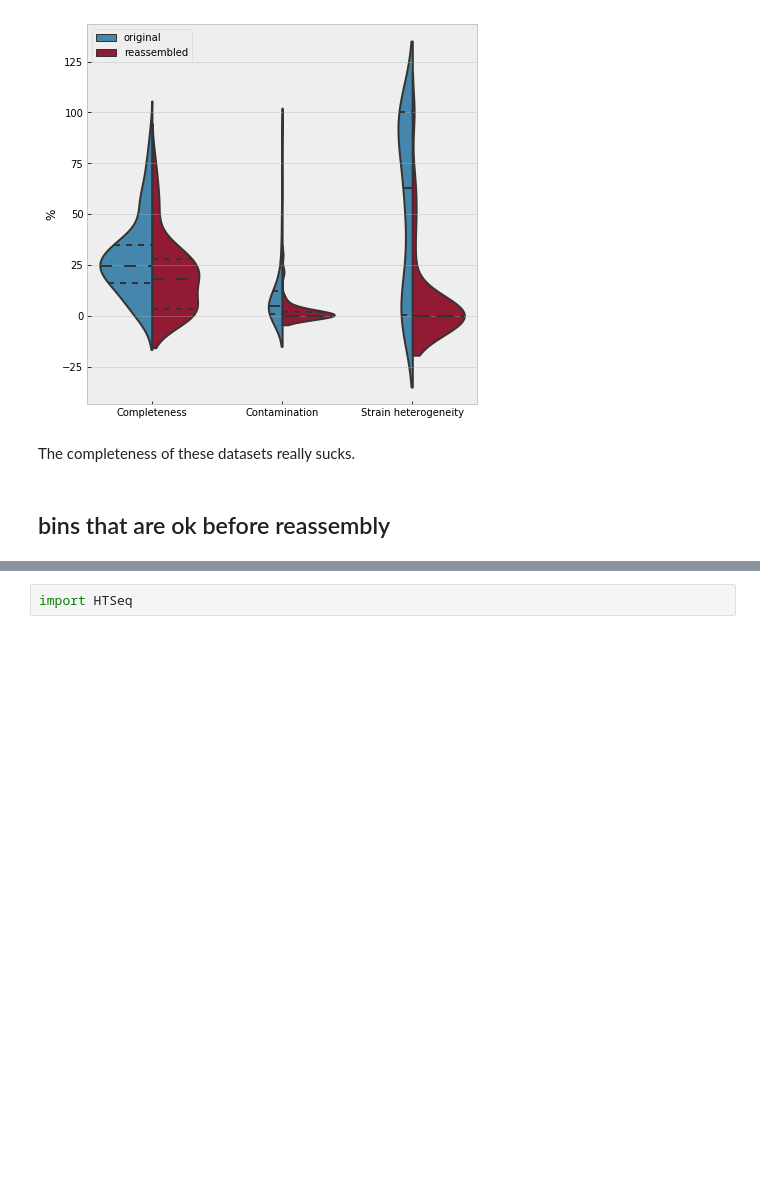
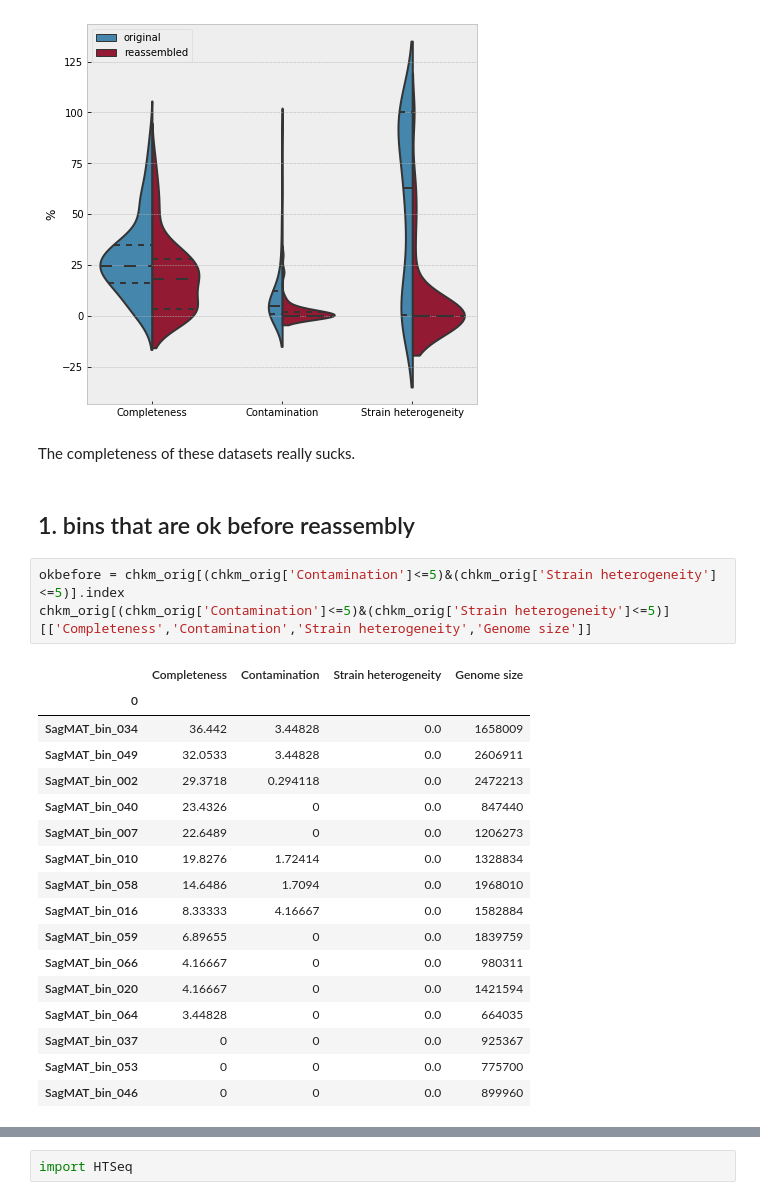
Before and after one commit to BojkArth/minimeta_notebooks, a Jupyter notebook: 201901_postReassemblyPruning_SagMAT.ipynb, the cells around one changed output, grey strips where cells are left out. Drawn from its saved outputs; the diff is of its cells as text; blank space fills up the shorter version.

```diff
--- a/201901_postReassemblyPruning_SagMAT.ipynb
+++ b/201901_postReassemblyPruning_SagMAT.ipynb
@@ -173,4 +173,25 @@ cop.compare_two_checkmdfs(chkm_orig,chkm_reas,'dataset',indir_reassembly,expt_na
 # %% [markdown]
 The completeness of these datasets really sucks.
 # %% [markdown]
-## bins that are ok before reassembly
+## 1. bins that are ok before reassembly
+# %%
+okbefore = chkm_orig[(chkm_orig['Contamination']<=5)&(chkm_orig['Strain heterogeneity']<=5)].index
+chkm_orig[(chkm_orig['Contamination']<=5)&(chkm_orig['Strain heterogeneity']<=5)][['Completeness','Contamination','Strain heterogeneity','Genome size']]
+# %% [output]
+|  | Completeness | Contamination | Strain heterogeneity | Genome size |
+| 0 |  |  |  |  |
+| SagMAT_bin_034 | 36.442 | 3.44828 | 0.0 | 1658009 |
+| SagMAT_bin_049 | 32.0533 | 3.44828 | 0.0 | 2606911 |
+| SagMAT_bin_002 | 29.3718 | 0.294118 | 0.0 | 2472213 |
+| SagMAT_bin_040 | 23.4326 | 0 | 0.0 | 847440 |
+| SagMAT_bin_007 | 22.6489 | 0 | 0.0 | 1206273 |
+| SagMAT_bin_010 | 19.8276 | 1.72414 | 0.0 | 1328834 |
+| SagMAT_bin_058 | 14.6486 | 1.7094 | 0.0 | 1968010 |
+| SagMAT_bin_016 | 8.33333 | 4.16667 | 0.0 | 1582884 |
+| SagMAT_bin_059 | 6.89655 | 0 | 0.0 | 1839759 |
+| SagMAT_bin_066 | 4.16667 | 0 | 0.0 | 980311 |
+| SagMAT_bin_020 | 4.16667 | 0 | 0.0 | 1421594 |
+| SagMAT_bin_064 | 3.44828 | 0 | 0.0 | 664035 |
+| SagMAT_bin_037 | 0 | 0 | 0.0 | 925367 |
+| SagMAT_bin_053 | 0 | 0 | 0.0 | 775700 |
+| SagMAT_bin_046 | 0 | 0 | 0.0 | 899960 |
```
Also changed, not shown: parts of 21 cells of this notebook.
